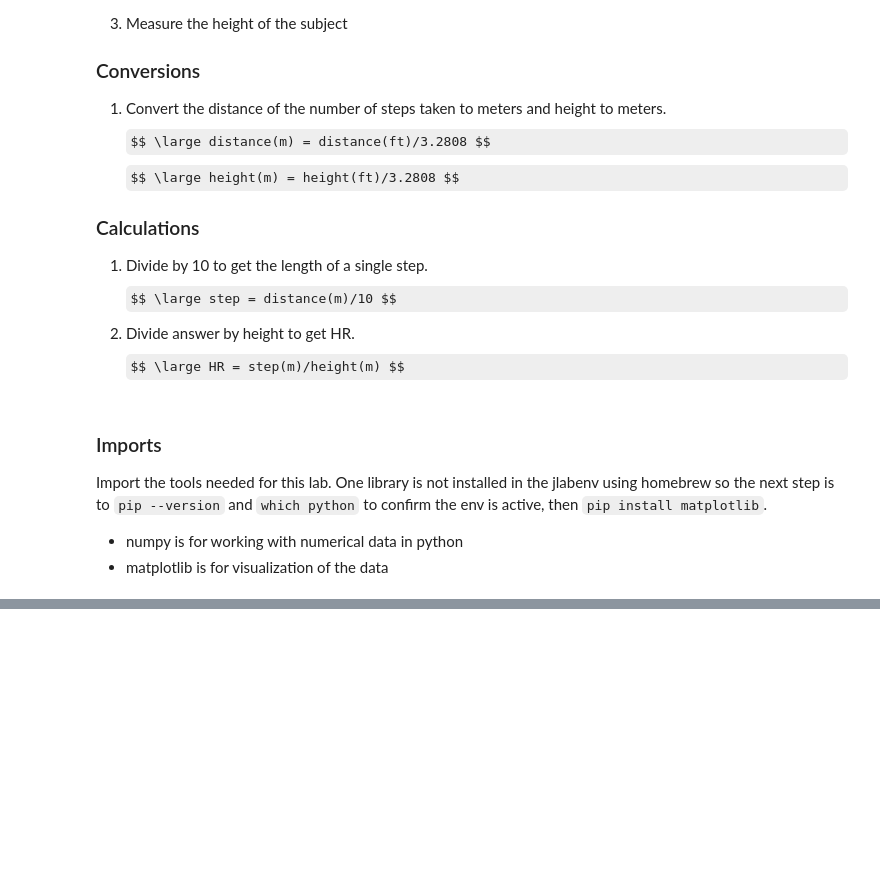
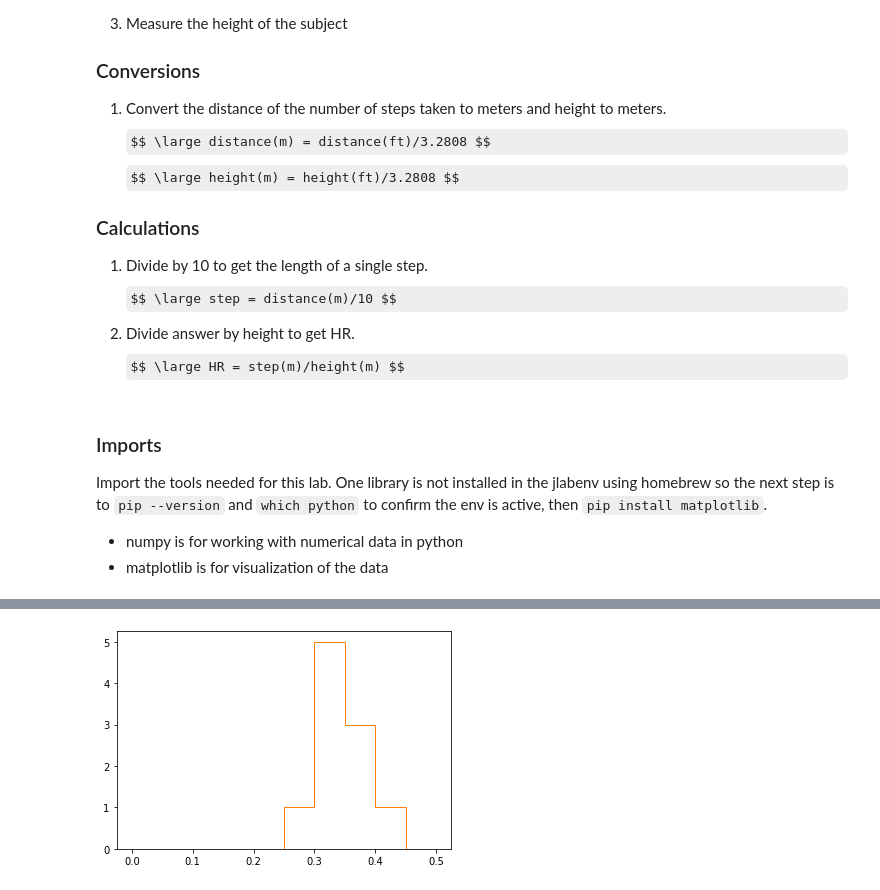
Before and after one commit to ztbochanski/ph211labs, a Jupyter notebook: lab2-data-meaning/lab2-data-meaning.ipynb, the cells around one changed output, grey strips where cells are left out. Saved outputs shown, nothing was run; the diff lists cells and outputs as text; code cells hidden in the pictures; some formulas as TeX source; blank space fills up the shorter version.

```diff
--- a/lab2-data-meaning/lab2-data-meaning.ipynb
+++ b/lab2-data-meaning/lab2-data-meaning.ipynb
@@ -106,0 +173,16 @@ male: 0.34
+# %%
+# color variables
+FEMALE_HIST_COLOR = "tab:orange"
+MALE_HIST_COLOR = "tab:purple"
+# not enough bins
+num_bins = 10
+fullrange = [0,.5]
+height, bins, patches = plt.hist(female_hr_list,
+                                 num_bins,
+                                 fullrange,
+                                 histtype = "step",
+                                 color=FEMALE_HIST_COLOR,
+                                )
+plt.show()
+# %% [output]
+[figure, added]
```
Also changed, not shown: parts of 16 cells of this notebook.
